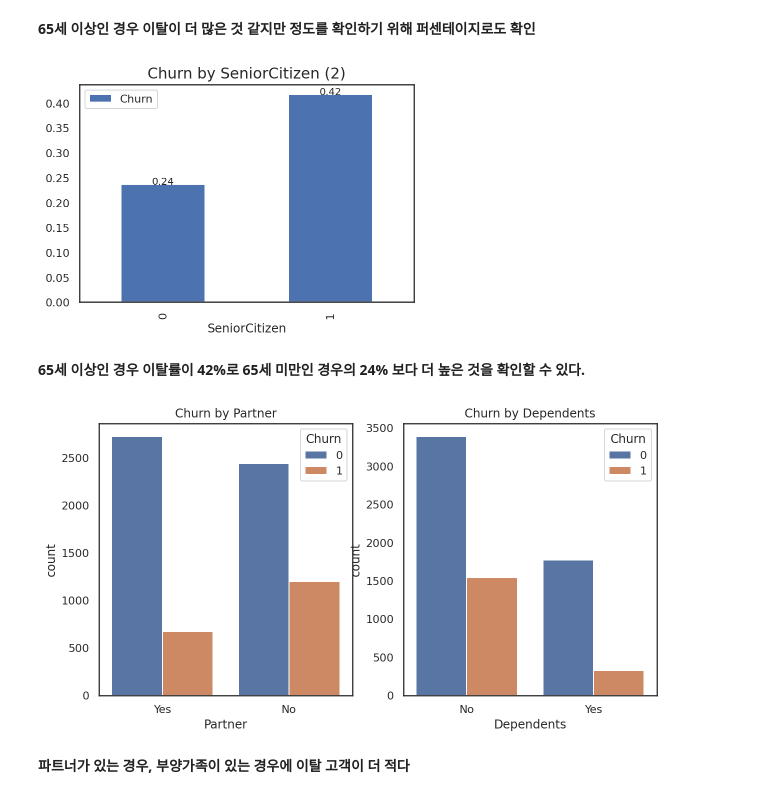
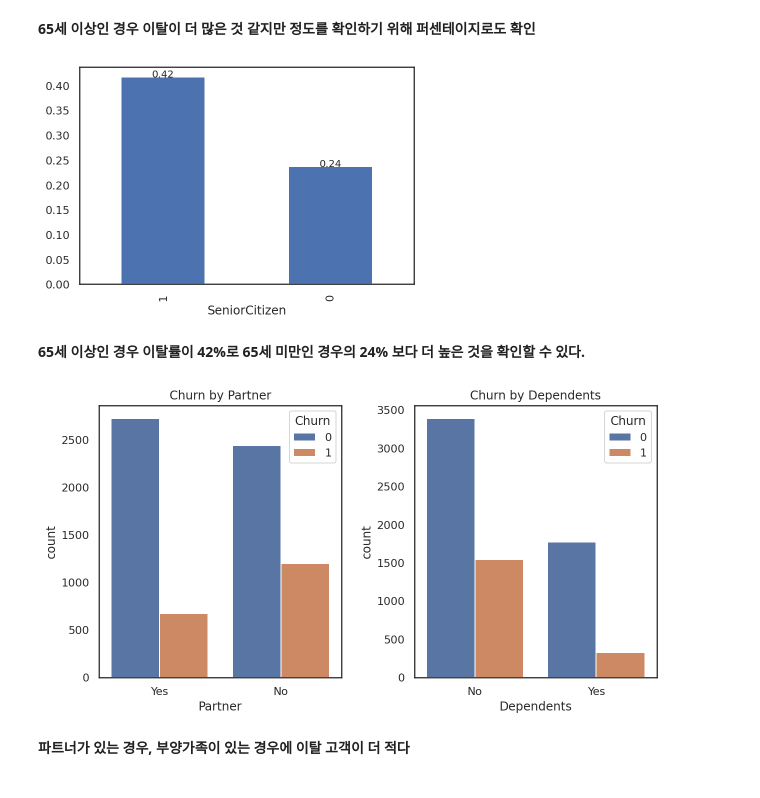
Before and after one commit to maengg/Customer_churn, a Jupyter notebook: Customer_churn.ipynb, the cells around one changed output. Saved outputs shown, nothing was run; the diff lists cells and outputs as text; code cells hidden in the pictures.

```diff
--- a/Customer_churn.ipynb
+++ b/Customer_churn.ipynb
@@ -224,10 +265,8 @@ plt.show()
 # %%
-# gender 별 이탈 정도 확인.
-ax = sns.countplot('gender', hue='Churn', data=df)
-ax.set_title('Churn by gender', fontsize=15)
+def countplot(col):
+  ax=sns.countplot(col, hue='Churn', data=df)
+  ax.set_title(f'Churn by {col}', fontsize=15)
 
-# 각각의 바 위에 값 추가.
-for p in ax.patches:
-  ax.text(p.get_x()+p.get_width()/2., p.get_height()+15, p.get_height(), ha='center', size=10)
-
-plt.show()
+  # 각각의 바 위에 값 추가.
+  for p in ax.patches:
+    ax.text(p.get_x()+p.get_width()/2., p.get_height()+15, p.get_height(), ha='center', size=10)
@@ -236,12 +280,2 @@ plt.show()
 # %% [markdown]
 **성별이 이탈에 큰 영향을 끼친다고 보기는 힘들다.**
-# %%
-# 고객의 연령에 따른 이탈 정도
-
-ax = sns.countplot('SeniorCitizen', hue='Churn', data=df)
-ax.set_title('Churn by SeniorCitizen', fontsize=15)
-
-for p in ax.patches:
-  ax.text(p.get_x()+p.get_width()/2., p.get_height()+15, p.get_height(), ha='center', size=10)
-
-plt.show()
@@ -252,20 +297,20 @@ plt.show()
 # %%
 # 연령별 이탈 정도를 퍼센테이지로 한번 더 확인
 
-ax = df[['SeniorCitizen', 'Churn']].groupby('SeniorCitizen', as_index=True).mean().plot.bar()
-ax.set_title('Churn by SeniorCitizen (2)', fontsize=15)
+def barplot_churnratio(col):
+  ax = df.groupby(col)['Churn'].mean().sort_values(ascending=False).plot.bar()
 
-for p in ax.patches:
-  ax.text(p.get_x()+p.get_width()/2., p.get_height(), f'{p.get_height():.2f}', ha='center', size=10)
+  for p in ax.patches:
+    ax.text(p.get_x()+p.get_width()/2., p.get_height(), f'{p.get_height():.2f}', ha='center', size=10)
+  plt.show()
 
-plt.show()
+barplot_churnratio('SeniorCitizen')
 # %% [output]
-[figure, old version]
+[figure, new version]
 # %% [markdown]
 **65세 이상인 경우 이탈률이 42%로 65세 미만인 경우의 24% 보다 더 높은 것을 확인할 수 있다.**
 # %%
 # Partner, Dependents
-
 fig, ax = plt.subplots(1,2,figsize=(10,5))
 
 sns.countplot('Partner', hue='Churn', data=df, ax=ax[0])
@@ -274,8 +319,9 @@ ax[0].set_title('Churn by Partner')
 sns.countplot('Dependents', hue='Churn', data=df, ax=ax[1])
 ax[1].set_title('Churn by Dependents')
 
+plt.subplots_adjust(wspace=.3)
 plt.show()
 # %% [output]
-[figure, old version]
+[figure, new version]
 # %% [markdown]
 **파트너가 있는 경우, 부양가족이 있는 경우에 이탈 고객이 더 적다**
```
Also changed, not shown: parts of 72 cells of this notebook.
